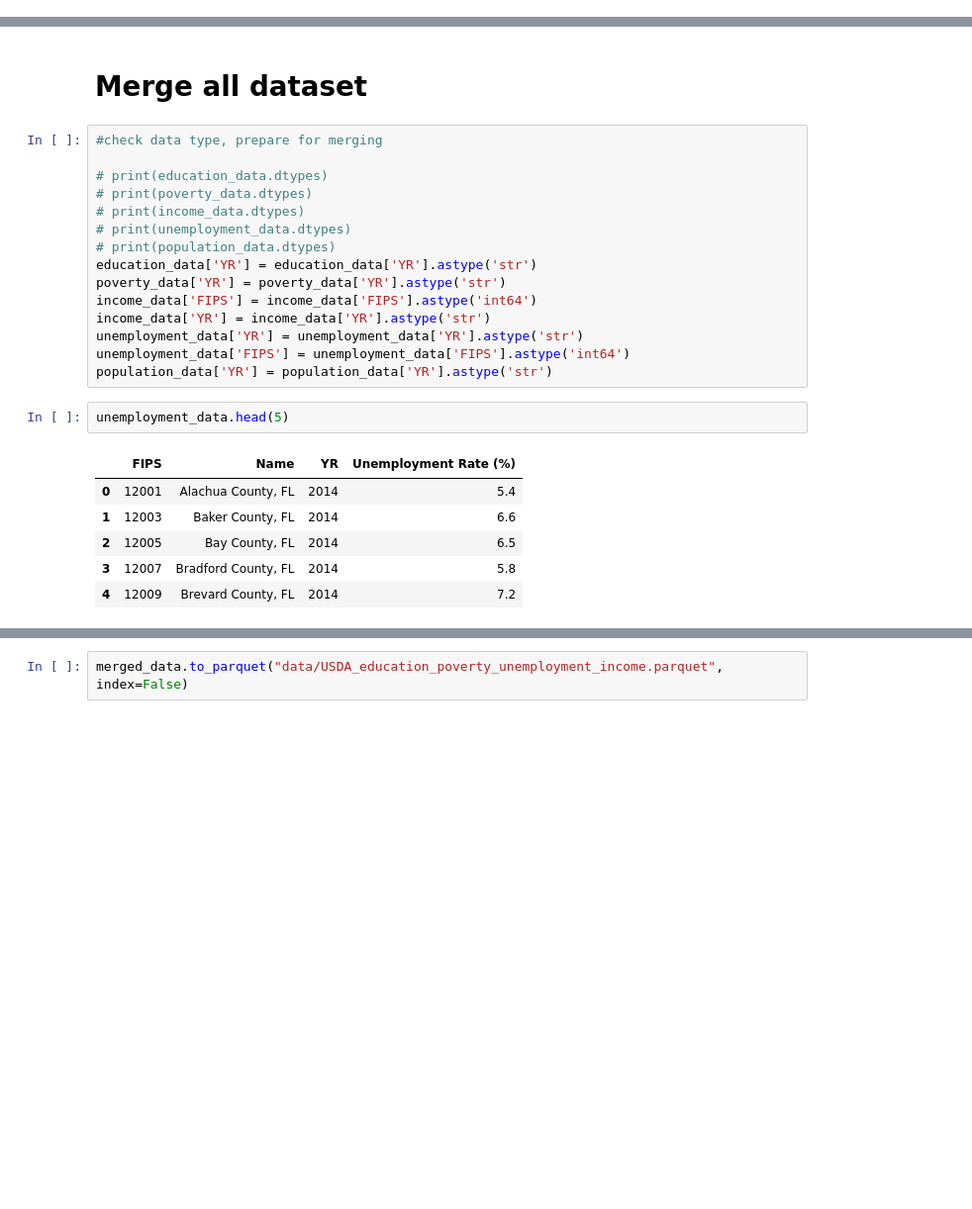
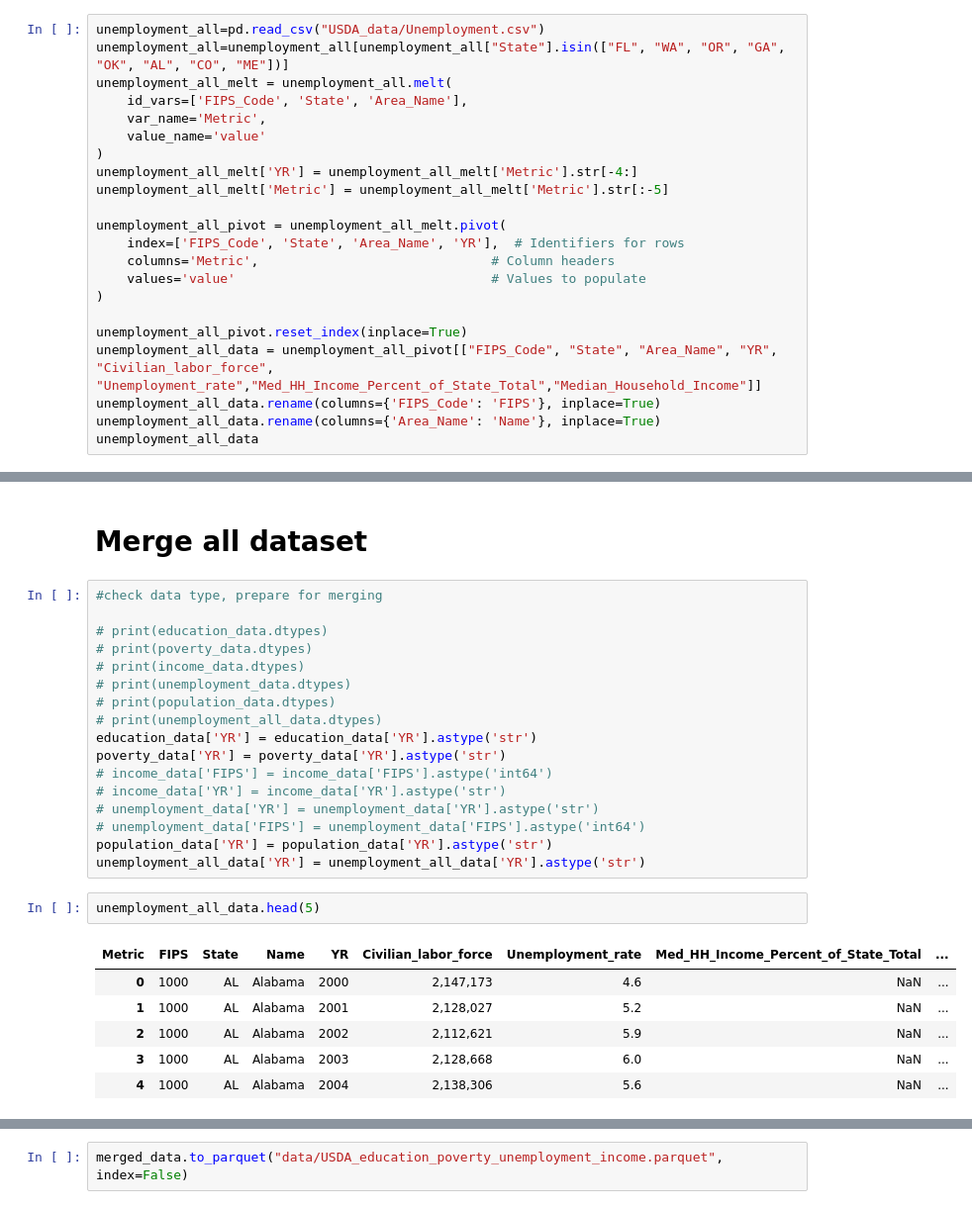
Before and after one commit to MIDS-at-Duke/opioids-2024-data-queens-king, a Jupyter notebook: USDA_data.ipynb, the cells around one changed output, grey strips where cells are left out. Shown at 99% size. Saved outputs shown, nothing was run; the diff lists cells and outputs as text; blank space fills up the shorter version.

Commit message:
update USDA data

```diff
--- a/USDA_data.ipynb
+++ b/USDA_data.ipynb
@@ -124,0 +104,22 @@ unemployment_data.head(5)
+# %%
+unemployment_all=pd.read_csv("USDA_data/Unemployment.csv")
+unemployment_all=unemployment_all[unemployment_all["State"].isin(["FL", "WA", "OR", "GA", "OK", "AL", "CO", "ME"])]
+unemployment_all_melt = unemployment_all.melt(
+    id_vars=['FIPS_Code', 'State', 'Area_Name'],
+    var_name='Metric',
+    value_name='value'
+)
+unemployment_all_melt['YR'] = unemployment_all_melt['Metric'].str[-4:]
+unemployment_all_melt['Metric'] = unemployment_all_melt['Metric'].str[:-5]
+
+unemployment_all_pivot = unemployment_all_melt.pivot(
+    index=['FIPS_Code', 'State', 'Area_Name', 'YR'],  # Identifiers for rows
+    columns='Metric',                              # Column headers
+    values='value'                                 # Values to populate
+)
+
+unemployment_all_pivot.reset_index(inplace=True)
+unemployment_all_data = unemployment_all_pivot[["FIPS_Code", "State", "Area_Name", "YR", "Civilian_labor_force", "Unemployment_rate","Med_HH_Income_Percent_of_State_Total","Median_Household_Income"]]
+unemployment_all_data.rename(columns={'FIPS_Code': 'FIPS'}, inplace=True)
+unemployment_all_data.rename(columns={'Area_Name': 'Name'}, inplace=True)
+unemployment_all_data
@@ -179,21 +196,23 @@ population_data.head(5)
 # print(income_data.dtypes)
 # print(unemployment_data.dtypes)
 # print(population_data.dtypes)
+# print(unemployment_all_data.dtypes)
 education_data['YR'] = education_data['YR'].astype('str')
 poverty_data['YR'] = poverty_data['YR'].astype('str')
-income_data['FIPS'] = income_data['FIPS'].astype('int64')
-income_data['YR'] = income_data['YR'].astype('str')
-unemployment_data['YR'] = unemployment_data['YR'].astype('str')
-unemployment_data['FIPS'] = unemployment_data['FIPS'].astype('int64')
+# income_data['FIPS'] = income_data['FIPS'].astype('int64')
+# income_data['YR'] = income_data['YR'].astype('str')
+# unemployment_data['YR'] = unemployment_data['YR'].astype('str')
+# unemployment_data['FIPS'] = unemployment_data['FIPS'].astype('int64')
 population_data['YR'] = population_data['YR'].astype('str')
+unemployment_all_data['YR'] = unemployment_all_data['YR'].astype('str')
 # %%
-unemployment_data.head(5)
+unemployment_all_data.head(5)
 # %% [output]
-|  | FIPS | Name | YR | Unemployment Rate (%) |
-| 0 | 12001 | Alachua County, FL | 2014 | 5.4 |
-| 1 | 12003 | Baker County, FL | 2014 | 6.6 |
-| 2 | 12005 | Bay County, FL | 2014 | 6.5 |
-| 3 | 12007 | Bradford County, FL | 2014 | 5.8 |
-| 4 | 12009 | Brevard County, FL | 2014 | 7.2 |
+| Metric | FIPS | State | Name | YR | Civilian_labor_force | Unemployment_rate | Med_HH_Income_Percent_of_State_Total | ... |
+| 0 | 1000 | AL | Alabama | 2000 | 2,147,173 | 4.6 | NaN | ... |
+| 1 | 1000 | AL | Alabama | 2001 | 2,128,027 | 5.2 | NaN | ... |
+| 2 | 1000 | AL | Alabama | 2002 | 2,112,621 | 5.9 | NaN | ... |
+| 3 | 1000 | AL | Alabama | 2003 | 2,128,668 | 6.0 | NaN | ... |
+| 4 | 1000 | AL | Alabama | 2004 | 2,138,306 | 5.6 | NaN | ... |
 # %%
 poverty_data=poverty_data.drop(columns=['Name', 'RUC Code'])
```
Also changed, not shown: parts of 9 cells of this notebook, 4 other files.
